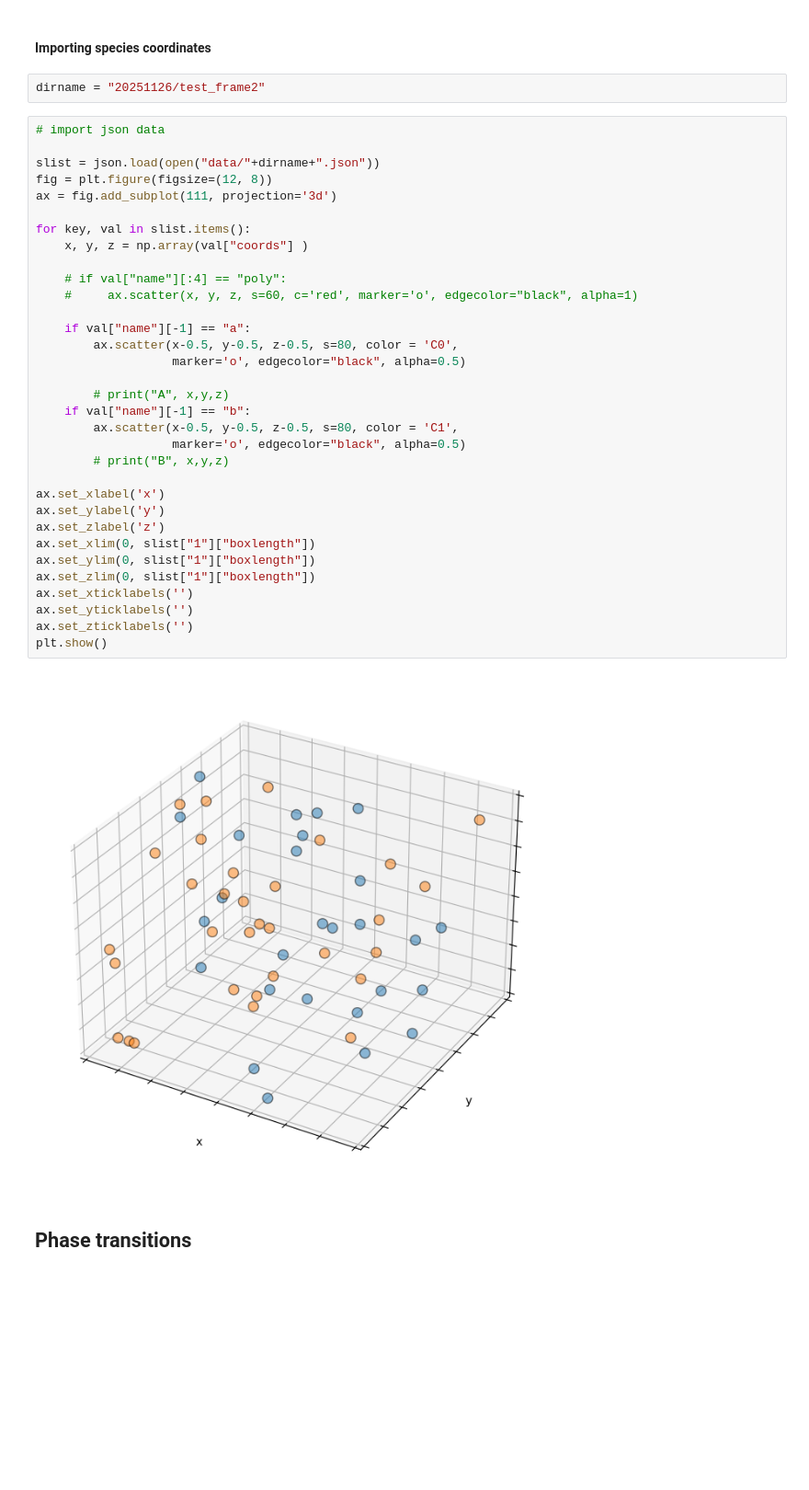
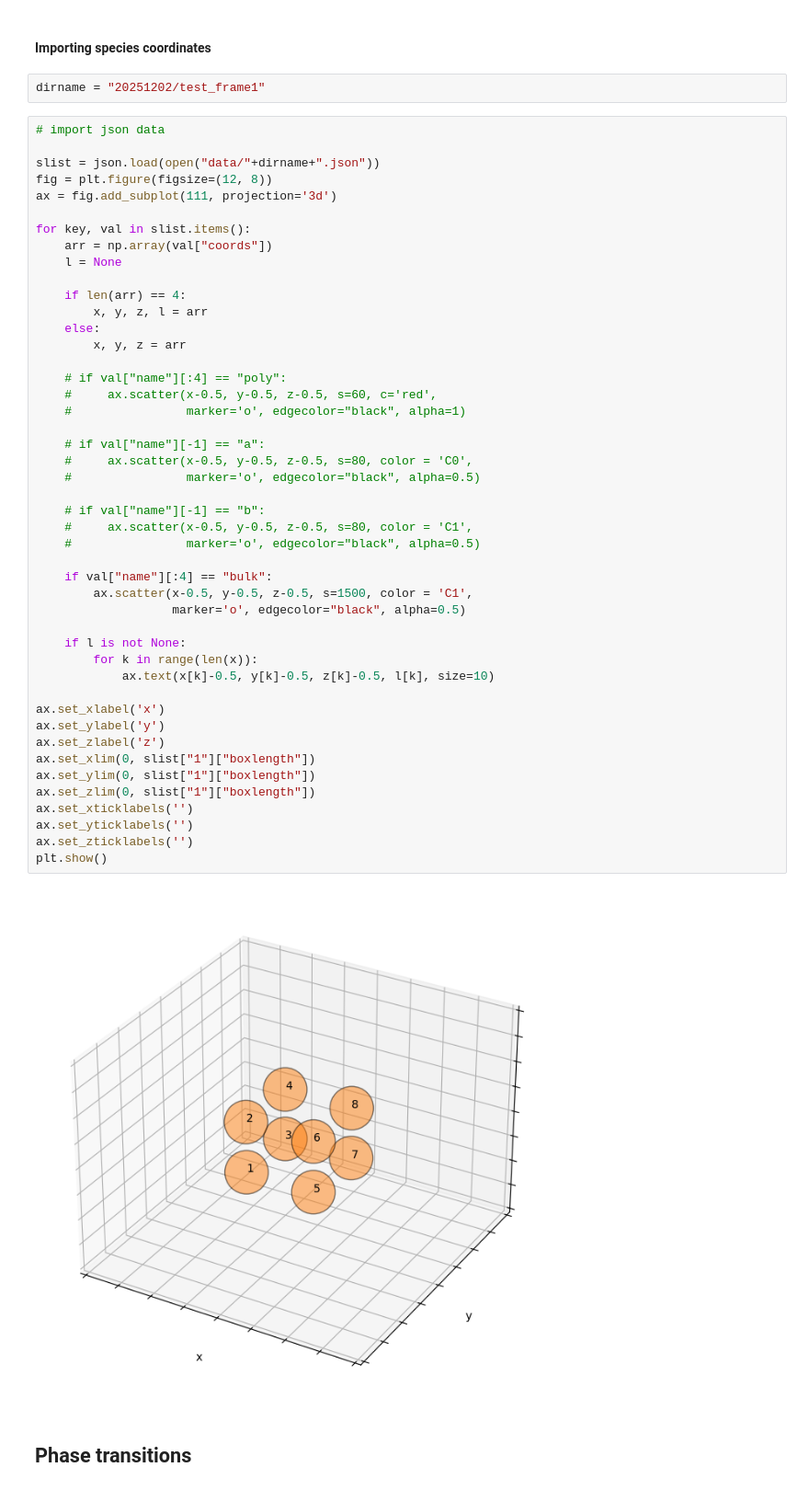
Before and after one commit to ta-rekt/Droplet, a Jupyter notebook: viz.ipynb, the cells around one changed output. Shown at 92% size. Cells and saved outputs as stored; diff of their text form; blank space fills up the shorter version.

```diff
--- a/viz.ipynb
+++ b/viz.ipynb
@@ -49,42 +49,55 @@ plt.show()
 # %% [markdown]
 #### Importing species coordinates
 # %%
-dirname = "20251126/test_frame2"
+dirname = "20251202/test_frame1"
 # %%
 # import json data
 
 slist = json.load(open("data/"+dirname+".json"))
 fig = plt.figure(figsize=(12, 8))
 ax = fig.add_subplot(111, projection='3d')
 
 for key, val in slist.items():
-    x, y, z = np.array(val["coords"] )
+    arr = np.array(val["coords"])
+    l = None
+
+    if len(arr) == 4:
+        x, y, z, l = arr
+    else:
+        x, y, z = arr
 
     # if val["name"][:4] == "poly":
-    #     ax.scatter(x, y, z, s=60, c='red', marker='o', edgecolor="black", alpha=1)
+    #     ax.scatter(x-0.5, y-0.5, z-0.5, s=60, c='red',
+    #                marker='o', edgecolor="black", alpha=1)
 
-    if val["name"][-1] == "a":
-        ax.scatter(x-0.5, y-0.5, z-0.5, s=80, color = 'C0',
+    # if val["name"][-1] == "a":
+    #     ax.scatter(x-0.5, y-0.5, z-0.5, s=80, color = 'C0',
+    #                marker='o', edgecolor="black", alpha=0.5)
+
+    # if val["name"][-1] == "b":
+    #     ax.scatter(x-0.5, y-0.5, z-0.5, s=80, color = 'C1',
+    #                marker='o', edgecolor="black", alpha=0.5)
+
+    if val["name"][:4] == "bulk":
+        ax.scatter(x-0.5, y-0.5, z-0.5, s=1500, color = 'C1',
                    marker='o', edgecolor="black", alpha=0.5)
 
-        # print("A", x,y,z)
-    if val["name"][-1] == "b":
-        ax.scatter(x-0.5, y-0.5, z-0.5, s=80, color = 'C1',
-                   marker='o', edgecolor="black", alpha=0.5)
-        # print("B", x,y,z)
+    if l is not None:
+        for k in range(len(x)):
+            ax.text(x[k]-0.5, y[k]-0.5, z[k]-0.5, l[k], size=10)
 
 ax.set_xlabel('x')
 ax.set_ylabel('y')
 ax.set_zlabel('z')
 ax.set_xlim(0, slist["1"]["boxlength"])
 ax.set_ylim(0, slist["1"]["boxlength"])
 ax.set_zlim(0, slist["1"]["boxlength"])
 ax.set_xticklabels('')
 ax.set_yticklabels('')
 ax.set_zticklabels('')
 plt.show()
 # %% [output]
-[figure, old version]
+[figure, new version]
 # %% [markdown]
 ## Phase transitions
 # %% [markdown]
```
Also changed, not shown: 5 other files.
